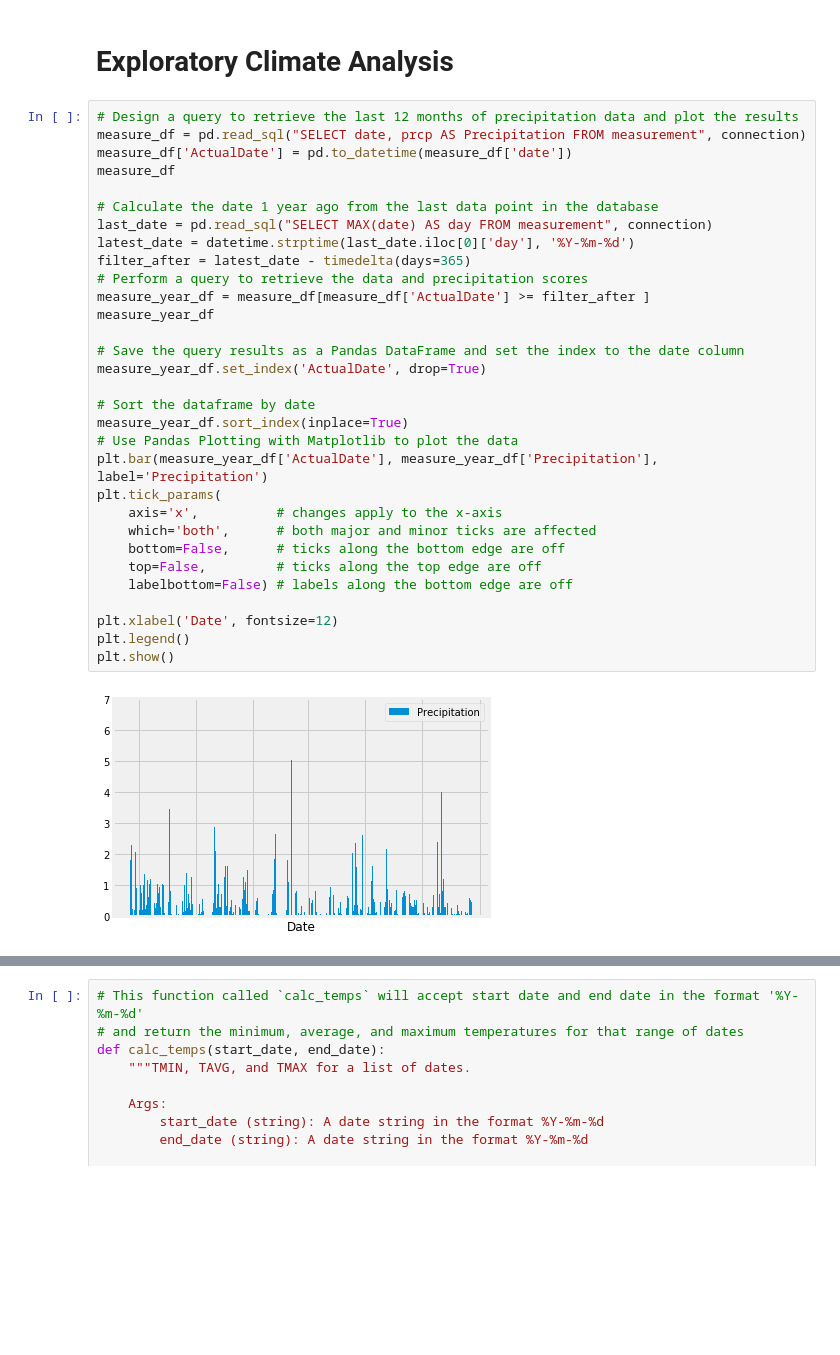
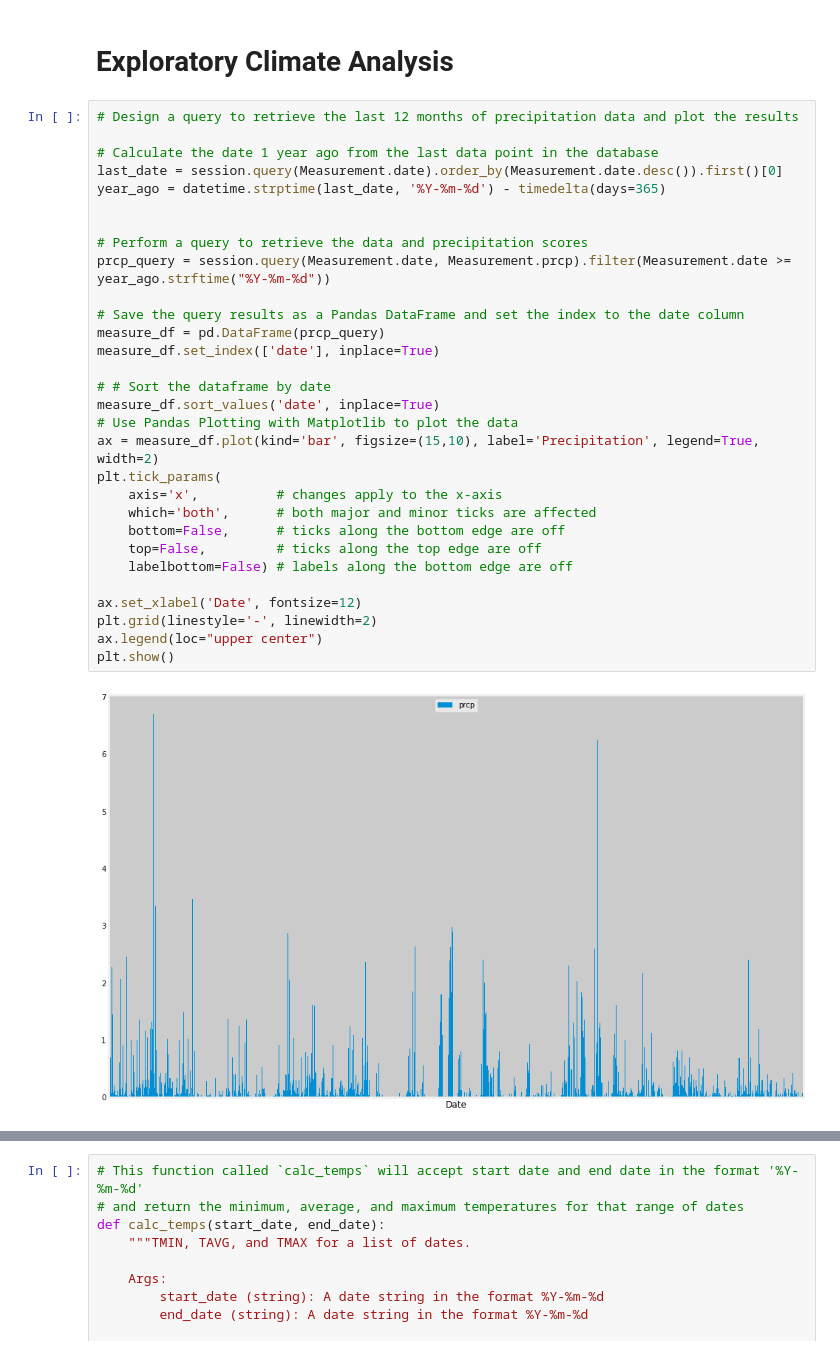
Before and after one commit to asrivasts/sqlalchemy-challenge, a Jupyter notebook: climate_starter.ipynb, the cells around one changed output, grey strips where cells are left out. Cells and saved outputs as stored; diff of their text form; blank space fills up the shorter version.

```diff
--- a/climate_starter.ipynb
+++ b/climate_starter.ipynb
@@ -41,37 +41,36 @@ connection = engine.connect()
 # Exploratory Climate Analysis
 # %%
 # Design a query to retrieve the last 12 months of precipitation data and plot the results
-measure_df = pd.read_sql("SELECT date, prcp AS Precipitation FROM measurement", connection)
-measure_df['ActualDate'] = pd.to_datetime(measure_df['date'])
-measure_df
 
 # Calculate the date 1 year ago from the last data point in the database
-last_date = pd.read_sql("SELECT MAX(date) AS day FROM measurement", connection)
-latest_date = datetime.strptime(last_date.iloc[0]['day'], '%Y-%m-%d')
-filter_after = latest_date - timedelta(days=365)
+last_date = session.query(Measurement.date).order_by(Measurement.date.desc()).first()[0]
+year_ago = datetime.strptime(last_date, '%Y-%m-%d') - timedelta(days=365)
+
+
 # Perform a query to retrieve the data and precipitation scores
-measure_year_df = measure_df[measure_df['ActualDate'] >= filter_after ]
-measure_year_df
+prcp_query = session.query(Measurement.date, Measurement.prcp).filter(Measurement.date >= year_ago.strftime("%Y-%m-%d"))
 
 # Save the query results as a Pandas DataFrame and set the index to the date column
-measure_year_df.set_index('ActualDate', drop=True)
+measure_df = pd.DataFrame(prcp_query)
+measure_df.set_index(['date'], inplace=True)
 
-# Sort the dataframe by date
-measure_year_df.sort_index(inplace=True)
+# # Sort the dataframe by date
+measure_df.sort_values('date', inplace=True)
 # Use Pandas Plotting with Matplotlib to plot the data
-plt.bar(measure_year_df['ActualDate'], measure_year_df['Precipitation'], label='Precipitation')
+ax = measure_df.plot(kind='bar', figsize=(15,10), label='Precipitation', legend=True, width=2)
 plt.tick_params(
     axis='x',          # changes apply to the x-axis
     which='both',      # both major and minor ticks are affected
     bottom=False,      # ticks along the bottom edge are off
     top=False,         # ticks along the top edge are off
     labelbottom=False) # labels along the bottom edge are off
 
-plt.xlabel('Date', fontsize=12)
-plt.legend()
+ax.set_xlabel('Date', fontsize=12)
+plt.grid(linestyle='-', linewidth=2)
+ax.legend(loc="upper center")
 plt.show()
 # %% [output]
-[figure, old version]
+[figure, new version]
 # %% [markdown]
 ![precipitation](Images/precipitation.png)
 # %%
```
Also changed, not shown: parts of 16 cells of this notebook.
